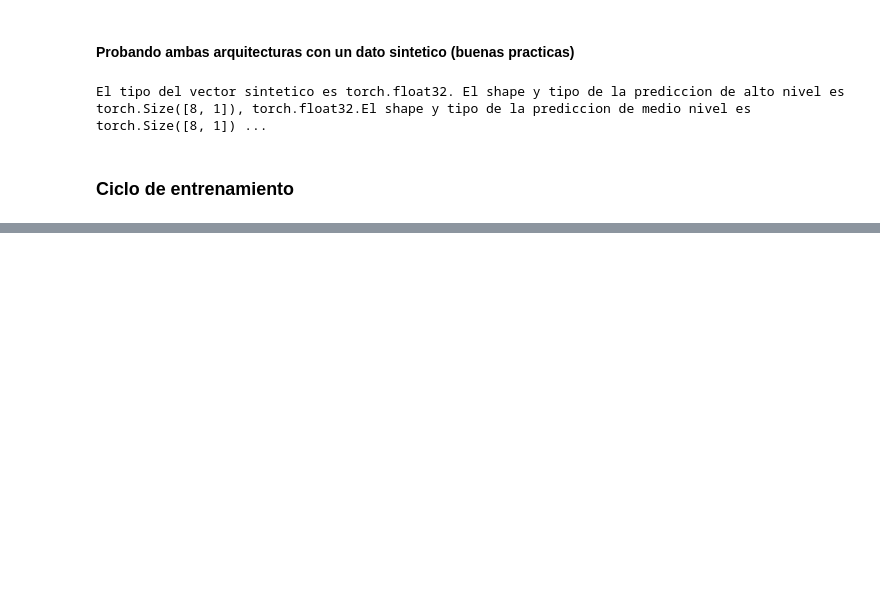
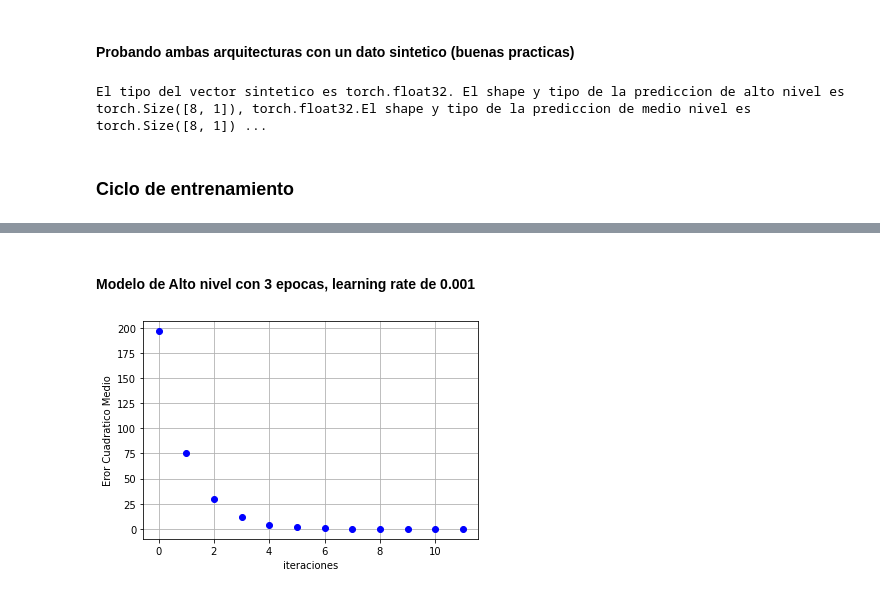
Before and after one commit to Pedri0/DeepLearning_Tarea1, a Jupyter notebook: 3 Regresion Lineal con PyTorch.ipynb, the cells around one changed output, grey strips where cells are left out. Saved outputs shown, nothing was run; the diff lists cells and outputs as text; code cells hidden in the pictures; blank space fills up the shorter version.

```diff
--- a/3 Regresion Lineal con PyTorch.ipynb
+++ b/3 Regresion Lineal con PyTorch.ipynb
@@ -244,0 +233,7 @@ tensor([-0.4423], requires_grad=True)
+# %%
+def graficaError(historicoPerdidas):
+    plt.plot(np.arange(len(historicoPerdidas)), historicoPerdidas, 'o', label='Perdida', color = 'blue')
+    plt.xlabel('iteraciones')
+    plt.ylabel('Eror Cuadratico Medio')
+    plt.grid(True)
+    plt.show()
@@ -244,0 +267,2 @@ tensor([-0.4423], requires_grad=True)
+# %% [markdown]
+#### Modelo de Alto nivel con 3 epocas, learning rate de 0.001
@@ -244,0 +273,6 @@ tensor([-0.4423], requires_grad=True)
+# %%
+## modelo de Alto nivel con 3 epocas, learning rate de 0.001
+#graficamos el error
+graficaError(lossHistoryAlto)
+# %% [output]
+[figure, added]
```
Also changed, not shown: parts of 83 cells of this notebook.
